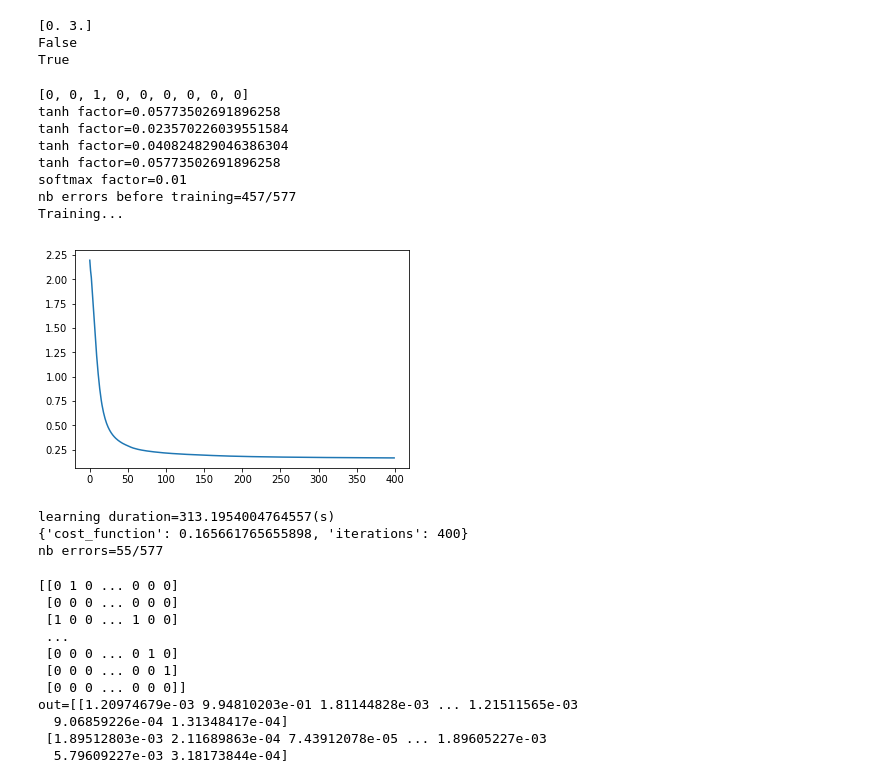
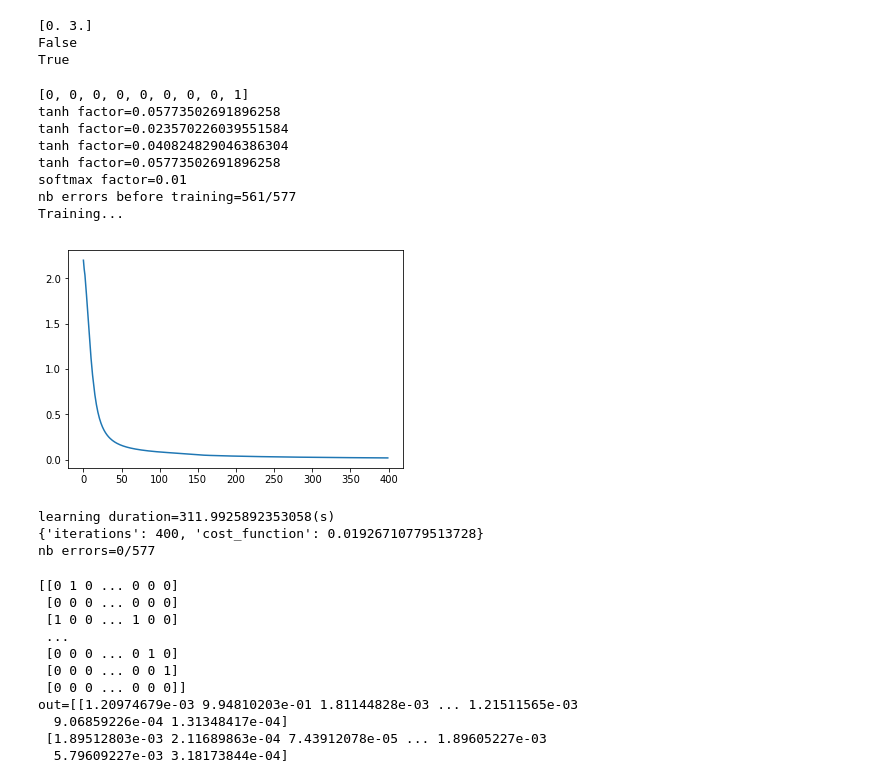
Before and after one commit to dadadel/MultiLayerPerceptron, a Jupyter notebook: mlp.ipynb, the cells around one changed output. Cells and saved outputs as stored; diff of their text form; code cells hidden in the pictures.

```diff
--- a/mlp.ipynb
+++ b/mlp.ipynb
@@ -164,5 +1,6 @@ class LettersData(object):
 # %%
-data = LettersData()
+from letters import LettersData
+data = LettersData("data/", "list_expected_data.txt")
 data.process()
 #x,y = data.get_data()
 #classes = data.get_classes()
@@ -293,40 +131,40 @@ m = len(batch[0][0])
 mlp = MultiLayerPerceptron(L=5, n=[xsize, 1800, 600, 300, 30, ysize], g=["tanh"]*4 + ["softmax"], alpha=0.001, set_random_w=False)# w_rand_factor=0.01)
 mlp.init_random_weights(use_formula=True)
 #mlp.use_regularization(0.1)
 mlp.use_adam()
 
 # Compute output
 output = mlp.compute_outputs(X.T)
 hard_output = output_to_hard(output)
 mlp.set_all_expected_output_examples(Y.T)
 expected_output = mlp.get_expected_output()
 print("nb errors before training={}/{}".format(count_errors(hard_output, expected_output), output.shape[1]))
 
 # Proceed learning with gradient descent
 print("Training...")
 t0 = time.time()
-res = mlp.learning(X.T, Y.T, m, min_cost=0.0005, max_iter=400, plot=True)
+res = mlp.learning(X.T, Y.T, m, min_cost=0.005, max_iter=400, plot=True)
 t1 = time.time()
 print("learning duration={}(s)".format(t1-t0))
 print(res)
 
 output = mlp.get_output()
 hard_output = output_to_hard(output)
 expected_output = mlp.get_expected_output()
 print("nb errors={}/{}".format(count_errors(hard_output, expected_output), output.shape[1]))
 # %% [output]
-[0, 0, 1, 0, 0, 0, 0, 0, 0]
+[0, 0, 0, 0, 0, 0, 0, 0, 1]
 tanh factor=0.05773502691896258
 tanh factor=0.023570226039551584
 tanh factor=0.040824829046386304
 tanh factor=0.05773502691896258
 softmax factor=0.01
-nb errors before training=457/577
+nb errors before training=561/577
 Training...
-[figure, old version]
+[figure, new version]
-learning duration=313.1954004764557(s)
-{'cost_function': 0.165661765655898, 'iterations': 400}
-nb errors=55/577
+learning duration=311.9925892353058(s)
+{'iterations': 400, 'cost_function': 0.01926710779513728}
+nb errors=0/577
 # %%
 print(mlp.get_expected_output())
 o = mlp.get_output()#[:,:5]
```
Also changed, not shown: parts of 2 cells of this notebook.
